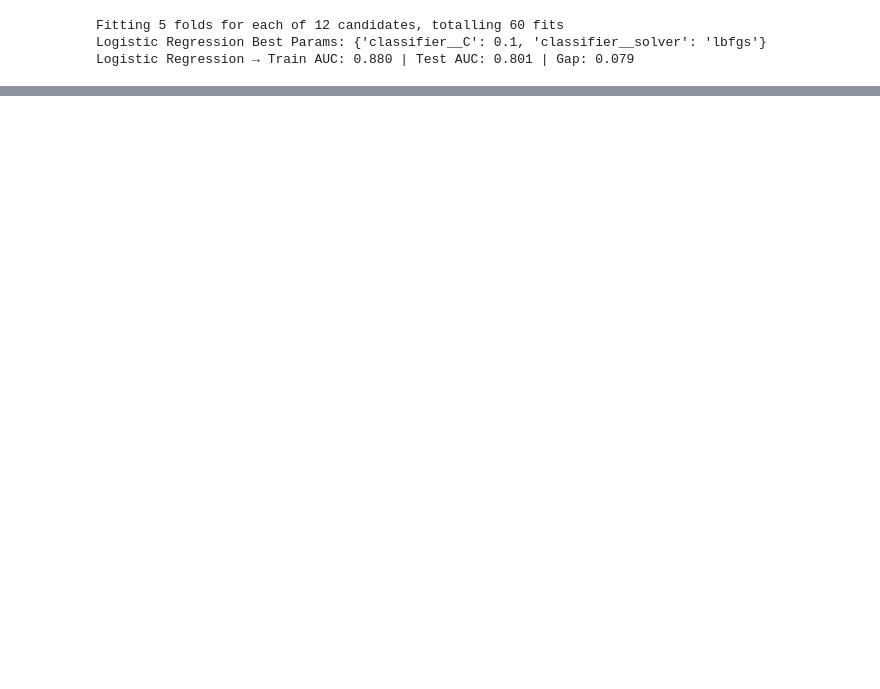
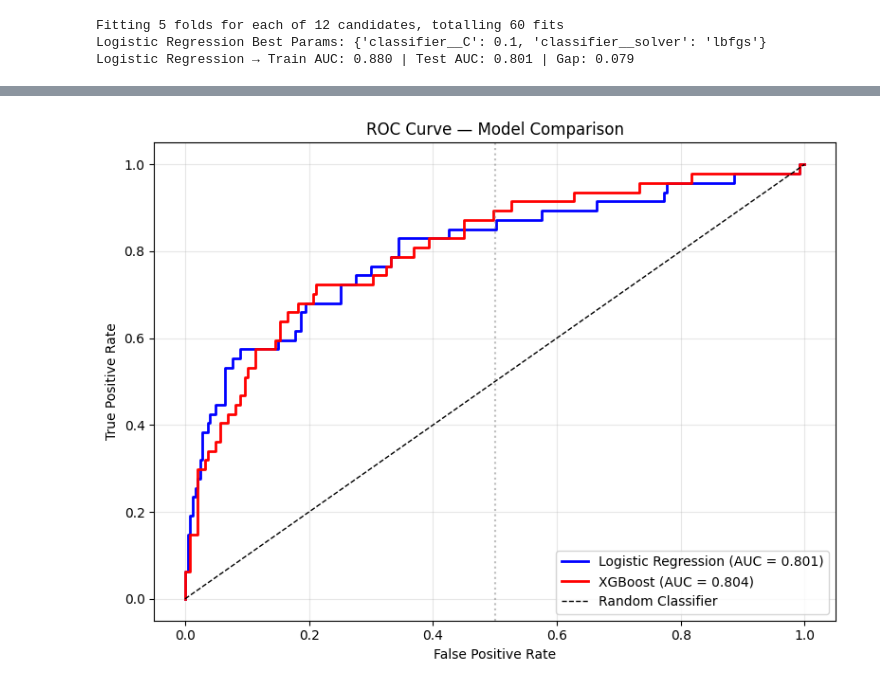
Before and after one commit to Saheri-Adak/TalentSight-Employee-Attrition-Intelligence-Platform, a Jupyter notebook: notebooks/06_Model_Training_And_Evaluation.ipynb, the cells around one changed output, grey strips where cells are left out. Drawn from its saved outputs; the diff is of its cells as text; code cells hidden in the pictures; blank space fills up the shorter version.

```diff
--- a/notebooks/06_Model_Training_And_Evaluation.ipynb
+++ b/notebooks/06_Model_Training_And_Evaluation.ipynb
@@ -79,6 +143,9 @@ lr_grid = GridSearchCV(
 # Train
 lr_grid.fit(X_train, y_train)
 
+# Get the best model
+lr_best = lr_grid.best_estimator_
+
 # Evaluate
 lr_train_auc = roc_auc_score(
     y_train,
@@ -163,0 +547,29 @@ joblib.dump(xgb_best, os.path.join(BASE_DIR,'..' ,'models', 'best_model.pkl'))
+# %%
+# Get probabilities
+lr_prob = lr_best.predict_proba(X_test)[:, 1]
+xgb_prob = xgb_best.predict_proba(X_test)[:, 1]
+
+# Calculate ROC curves
+lr_fpr, lr_tpr, _ = roc_curve(y_test, lr_prob)
+xgb_fpr, xgb_tpr, _ = roc_curve(y_test, xgb_prob)
+
+lr_auc = auc(lr_fpr, lr_tpr)
+xgb_auc = auc(xgb_fpr, xgb_tpr)
+
+# Plot
+plt.figure(figsize=(8, 6))
+plt.plot(lr_fpr, lr_tpr, 'b-', linewidth=2,
+         label=f'Logistic Regression (AUC = {lr_auc:.3f})')
+plt.plot(xgb_fpr, xgb_tpr, 'r-', linewidth=2,
+         label=f'XGBoost (AUC = {xgb_auc:.3f})')
+plt.plot([0, 1], [0, 1], 'k--', linewidth=1, label='Random Classifier')
+plt.axvline(x=0.5, color='gray', linestyle=':', alpha=0.5)
+plt.xlabel('False Positive Rate')
+plt.ylabel('True Positive Rate')
+plt.title('ROC Curve — Model Comparison')
+plt.legend(loc='lower right')
+plt.grid(True, alpha=0.3)
+plt.tight_layout()
+plt.show()
+# %% [output]
+[figure, added]
```
Also changed, not shown: parts of 26 cells of this notebook.
